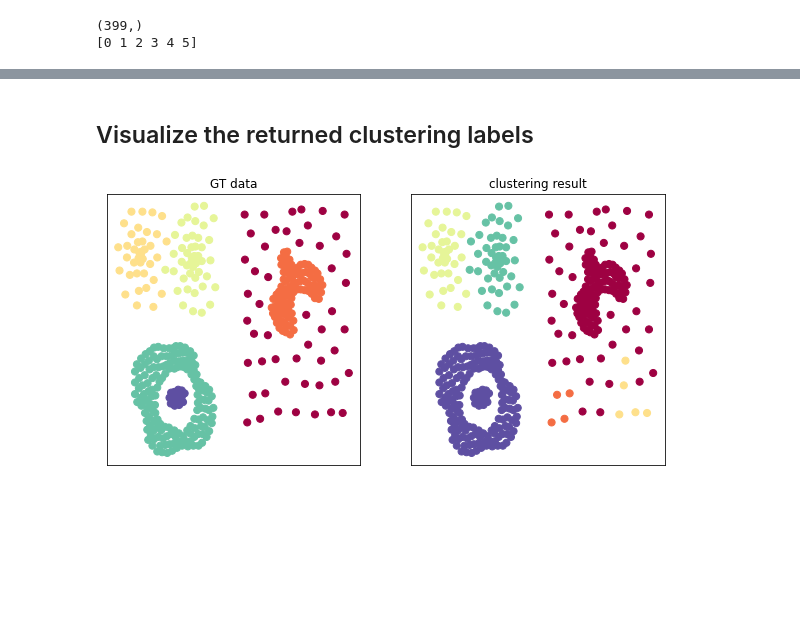
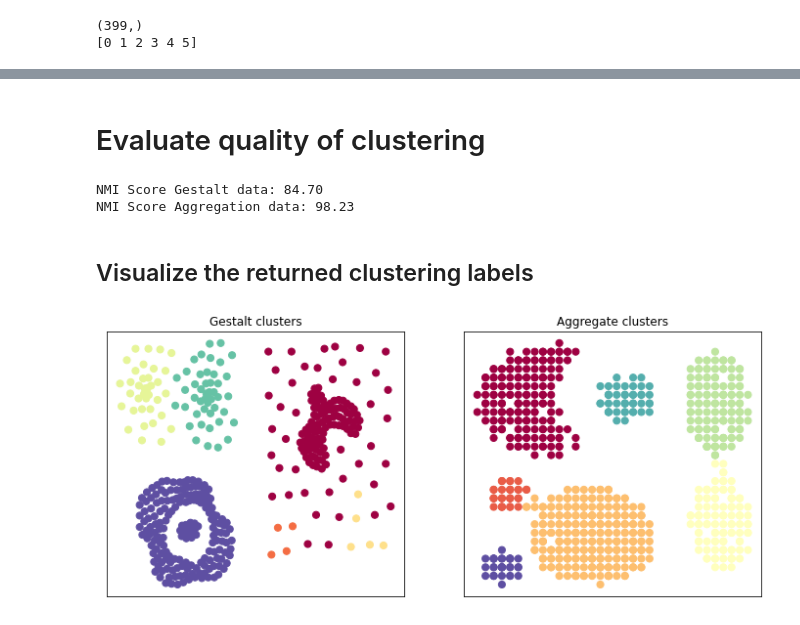
Before and after one commit to ssarfraz/FINCH-Clustering, a Jupyter notebook: notebooks/Basic_usage.ipynb, the cells around one changed output, grey strips where cells are left out. Cells and saved outputs as stored; diff of their text form; code cells hidden in the pictures; blank space fills up the shorter version.

```diff
--- a/notebooks/Basic_usage.ipynb
+++ b/notebooks/Basic_usage.ipynb
@@ -57,18 +59,36 @@ NMI Score: 84.70
+# %%
+data_path = "../data/toy_data/Aggregation.txt"
+data_a = np.genfromtxt(data_path)
+gt_a = data_a[:, 2]
+data_a = data_a[:, :2]
+# %%
+c_a, num_clust_a, req_c_a = FINCH(data_a, req_clust=len(np.unique(gt_a)), distance='euclidean', verbose=False)
+# %% [markdown]
+# Evaluate quality of clustering
+# %%
+from sklearn.metrics import normalized_mutual_info_score as nmi
+score_a = nmi(gt_a, req_c_a)
+score_g = nmi(gt, req_c)
+print('NMI Score Gestalt data: {:.2f}'.format(score_g * 100))
+print('NMI Score Aggregation data: {:.2f}'.format(score_a * 100))
+# %% [output]
+NMI Score Gestalt data: 84.70
+NMI Score Aggregation data: 98.23
 # %% [markdown]
 ## Visualize the returned clustering labels
 # %%
 import matplotlib.pyplot as plt
-fig, ax = plt.subplots(1, 2, figsize=(10,5))
+fig, ax = plt.subplots(1, 2, figsize=(12,5))
 
-ax[0].set_title('GT data')
-ax[0].scatter(*data.T, s=50, c=gt, cmap='Spectral')
-ax[1].set_title('clustering result')
-ax[1].scatter(*data.T, s=50, c=req_c, cmap='Spectral')
+ax[0].set_title('Gestalt clusters')
+ax[0].scatter(*data.T, s=50, c=req_c, cmap='Spectral')
+ax[1].set_title('Aggregate clusters')
+ax[1].scatter(*data_a.T, s=50, c=req_c_a, cmap='Spectral')
 
 ax[0].set_xticks([])
 ax[0].set_yticks([])
 ax[1].set_xticks([])
 ax[1].set_yticks([])
 plt.show()
 # %% [output]
-[figure, old version]
+[figure, new version]
```
Also changed, not shown: parts of 9 cells of this notebook, 1 other file.
